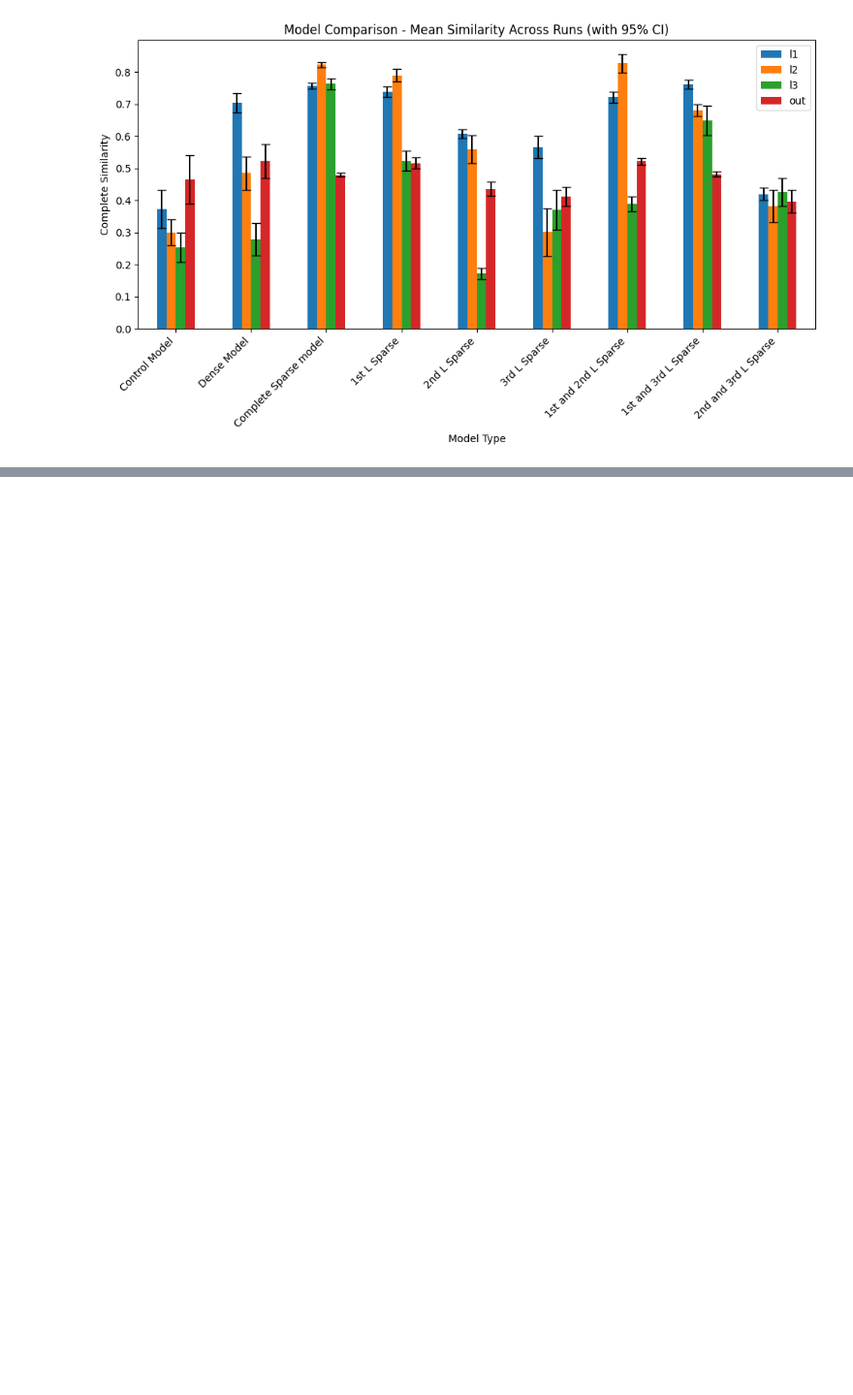
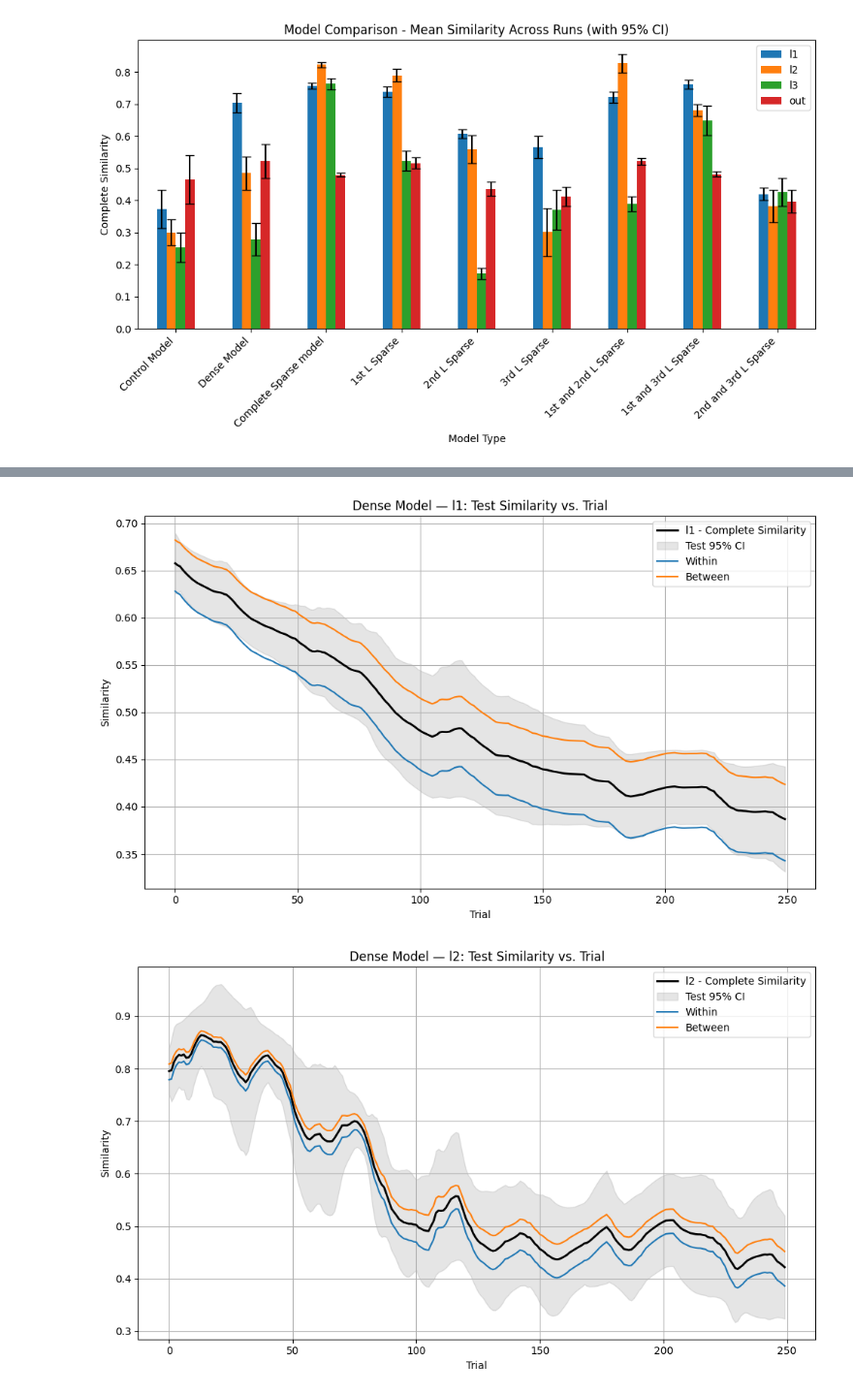
Before and after one commit to animeshsasan/hippocampal-cortex-learning, a Jupyter notebook: .ipynbs/analysing-sparsity.ipynb, the cells around one changed output, grey strips where cells are left out. Shown at 97% size. Cells and saved outputs as stored; diff of their text form; code cells hidden in the pictures; blank space fills up the shorter version.

```diff
--- a/.ipynbs/analysing-sparsity.ipynb
+++ b/.ipynbs/analysing-sparsity.ipynb
@@ -389,0 +517,54 @@ plt.show()
+# %%
+import pandas as pd
+
+train_dfs = modelAnalysisUtils.create_train_similarity_complete_df_multi_run(multi_run_analysis_7d_test)
+# within_records = modelAnalysisUtils.create_train_absolute_sim_graph(multi_run_analysis_7d, graphType=AbsSimilarityType.WITHIN)
+# btw_records = modelAnalysisUtils.create_train_absolute_sim_graph(multi_run_analysis_7d, graphType=AbsSimilarityType.BETWEEN)
+within_records = modelAnalysisUtils.create_train_avg_sim_graph(multi_run_analysis_7d_test, needWithin=True)
+btw_records = modelAnalysisUtils.create_train_avg_sim_graph(multi_run_analysis_7d_test, needWithin=False)
+combined_means = pd.concat([within_records, btw_records], ignore_index=True)
+model_to_plot = "Dense Model"
+df_filtered = combined_means[combined_means["Model"] == model_to_plot]
+
+for layer_name, (df_mean, df_ci) in train_dfs[model_to_plot].items():
+    plt.figure(figsize=(10, 6))
+    epochs = df_mean.index
+    mean_vals = df_mean["similarity"]
+    ci_vals = df_ci["ci"]
+
+    plt.plot(
+        epochs, mean_vals, label=f"{layer_name} - Complete Similarity", color="black", linewidth=2
+    )
+    plt.fill_between(
+        epochs,
+        mean_vals - ci_vals,
+        mean_vals + ci_vals,
+        alpha=0.2,
+        color="gray",
+        label="Test 95% CI"
+    )
+
+
+    df_layer = df_filtered[df_filtered["Layer"] == layer_name]
+    sns.lineplot(
+        data=df_layer,
+        x="Epoch",
+        y="Value",
+        hue="Condition",          # each condition = a colored line
+        errorbar=None,            # 95% CI
+        estimator="mean",         # mean per (epoch, condition)
+        # palette="tab10",
+        # alpha=0.8,
+    )
+
+    # === Formatting ===
+    plt.title(f"{model_to_plot} — {layer_name}: Test Similarity vs. Trial")
+    plt.xlabel("Trial")
+    plt.ylabel("Similarity")
+    plt.grid(True)
+    plt.legend()
+    plt.tight_layout()
+    plt.show()
+# %% [output]
+[figure, added]
+[figure, added]
```
Also changed, not shown: parts of 11 cells of this notebook, 20 other files.
